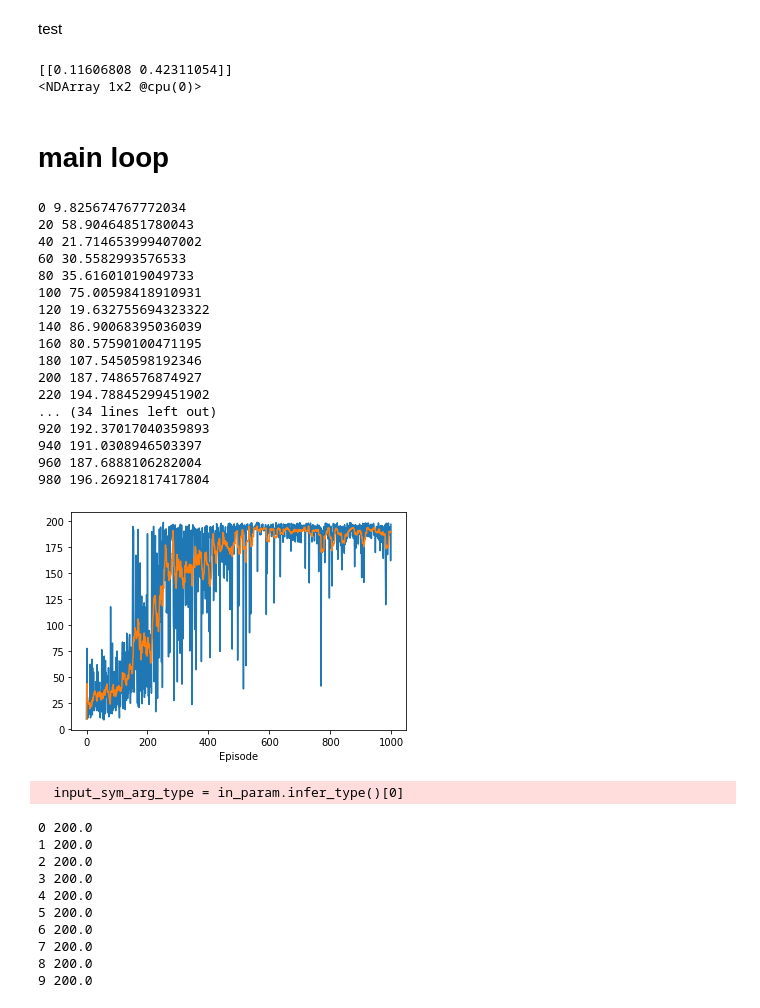
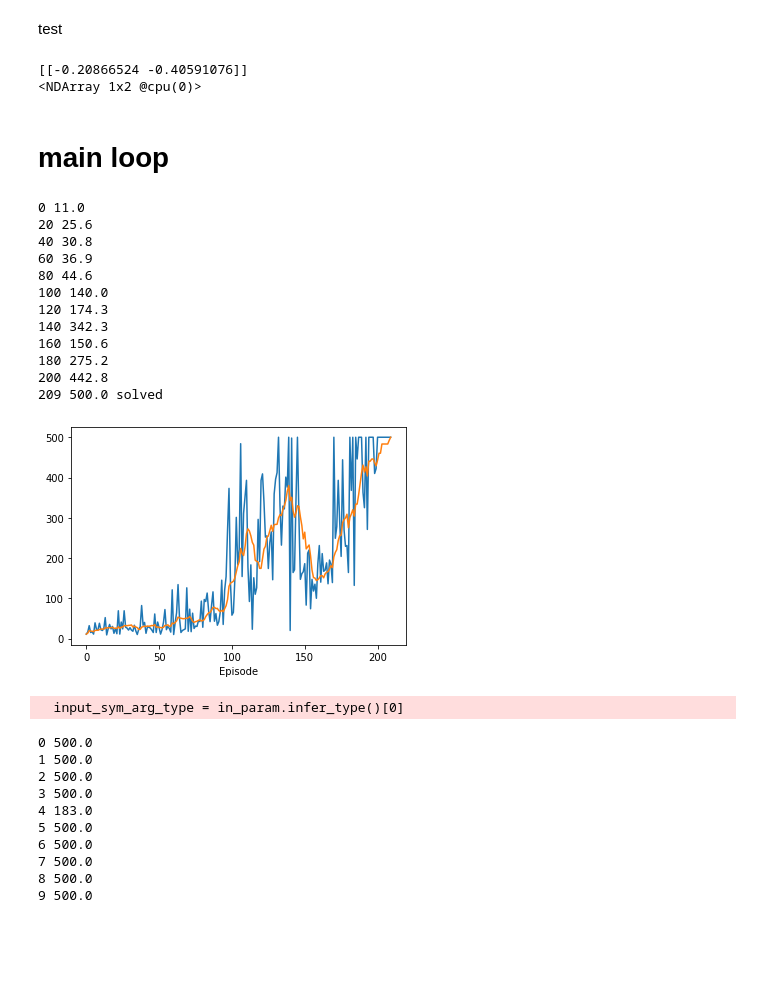
Before and after one commit to skywalker0803r/mxnet_course, a Jupyter notebook: mxnet_REINFORCE_Hybrid.ipynb, the cells around one changed output. Cells and saved outputs as stored; diff of their text form; code cells hidden in the pictures; blank space fills up the shorter version.

```diff
--- a/mxnet_REINFORCE_Hybrid.ipynb
+++ b/mxnet_REINFORCE_Hybrid.ipynb
@@ -16,6 +16,7 @@ from mxnet.gluon import Trainer
 def build_policy(net,num_actions):
   with net.name_scope():
     net.add(nn.Dense(128,activation='relu'))
+    net.add(nn.Dense(128,activation='relu'))
     net.add(nn.Dense(num_actions))
   return net
 # %% [markdown]
@@ -26,14 +27,14 @@ p.initialize(init=init.Xavier())
 x = nd.random.normal(shape=(1,4))
 p(x)
 # %% [output]
-[[0.11606808 0.42311054]]
+[[-0.20866524 -0.40591076]]
 <NDArray 1x2 @cpu(0)>
 # %% [markdown]
 # main loop
 # %%
 #!sudo pip install box2d-py
 # %%
-env = gym.make('CartPole-v0')
+env = gym.make('CartPole-v1')
 
 policy_net = build_policy(nn.HybridSequential(),env.action_space.n)
 policy_net.hybridize()
@@ -64,9 +65,9 @@ for episode in range(max_episode_num):
       state, reward, done, _ = env.step(action.asnumpy()[0])
 
       # reward engineering
-      angle_bias = abs(state[2]-0)
-      pos_bias = abs(state[0]-0)
-      reward -= 0.1*angle_bias + 0.1*pos_bias
+      #angle_bias = abs(state[2]-0)
+      #pos_bias = abs(state[0]-0)
+      #reward -= 0.1*angle_bias + 0.1*pos_bias
 
       # store memory
       log_probs.append(log_prob)
@@ -83,52 +84,51 @@ for episode in range(max_episode_num):
     avg_all_rewards.append(np.mean(all_rewards[-10:]))
 
     # reverse accumulate and normalize rewards
     R = 0
     for i in range(len(rewards)-1, -1, -1):
       R = rewards[i] + 0.9 * R
       rewards[i] = R
     rewards = np.array(rewards)
     rewards -= rewards.mean()
     rewards /= rewards.std() + np.finfo(rewards.dtype).eps
 
     # compute loss
     loss = []
     for log_prob,Gt in zip(log_probs,rewards):
       loss.append(log_prob*(-Gt))
 
     # loss backward
     autograd.backward(loss)
 
   # gradient descent
   trainer.step(t)
 
   # print info
   if episode % 20 == 0:
-    print(episode,all_rewards[-1])
+    print(episode,avg_all_rewards[-1])
+  # if solved
+  if avg_all_rewards[-1] >= 500:
+    print(episode,avg_all_rewards[-1],'solved')
+    break
 
 plt.plot(all_rewards)
 plt.plot(avg_all_rewards)
 plt.xlabel('Episode')
 plt.show()
 # %% [output]
-0 9.825674767772034
-20 58.90464851780043
-40 21.714653999407002
-60 30.5582993576533
-80 35.61601019049733
-100 75.00598418910931
-120 19.632755694323322
-140 86.90068395036039
-160 80.57590100471195
-180 107.5450598192346
-200 187.7486576874927
-220 194.78845299451902
-... (34 lines left out)
-920 192.37017040359893
-940 191.0308946503397
-960 187.6888106282004
-980 196.26921817417804
+0 11.0
+20 25.6
+40 30.8
+60 36.9
+80 44.6
+100 140.0
+120 174.3
+140 342.3
+160 150.6
+180 275.2
+200 442.8
+209 500.0 solved
-[figure, old version]
+[figure, new version]
 # %%
 policy_net.export('my_model',epoch=800)
 # %%
@@ -141,7 +141,7 @@ deserialized_net = nn.SymbolBlock.imports("my_model-symbol.json",
   input_sym_arg_type = in_param.infer_type()[0]
 # %%
 
-env = gym.make('CartPole-v0')
+env = gym.make('CartPole-v1')
 
 policy_net = deserialized_net
 
@@ -160,13 +160,13 @@ for episode in range(10):
   # print info
   print(episode,np.sum(rewards))
 # %% [output]
-0 200.0
-1 200.0
-2 200.0
-3 200.0
-4 200.0
-5 200.0
-6 200.0
-7 200.0
-8 200.0
-9 200.0
+0 500.0
+1 500.0
+2 500.0
+3 500.0
+4 183.0
+5 500.0
+6 500.0
+7 500.0
+8 500.0
+9 500.0
```
